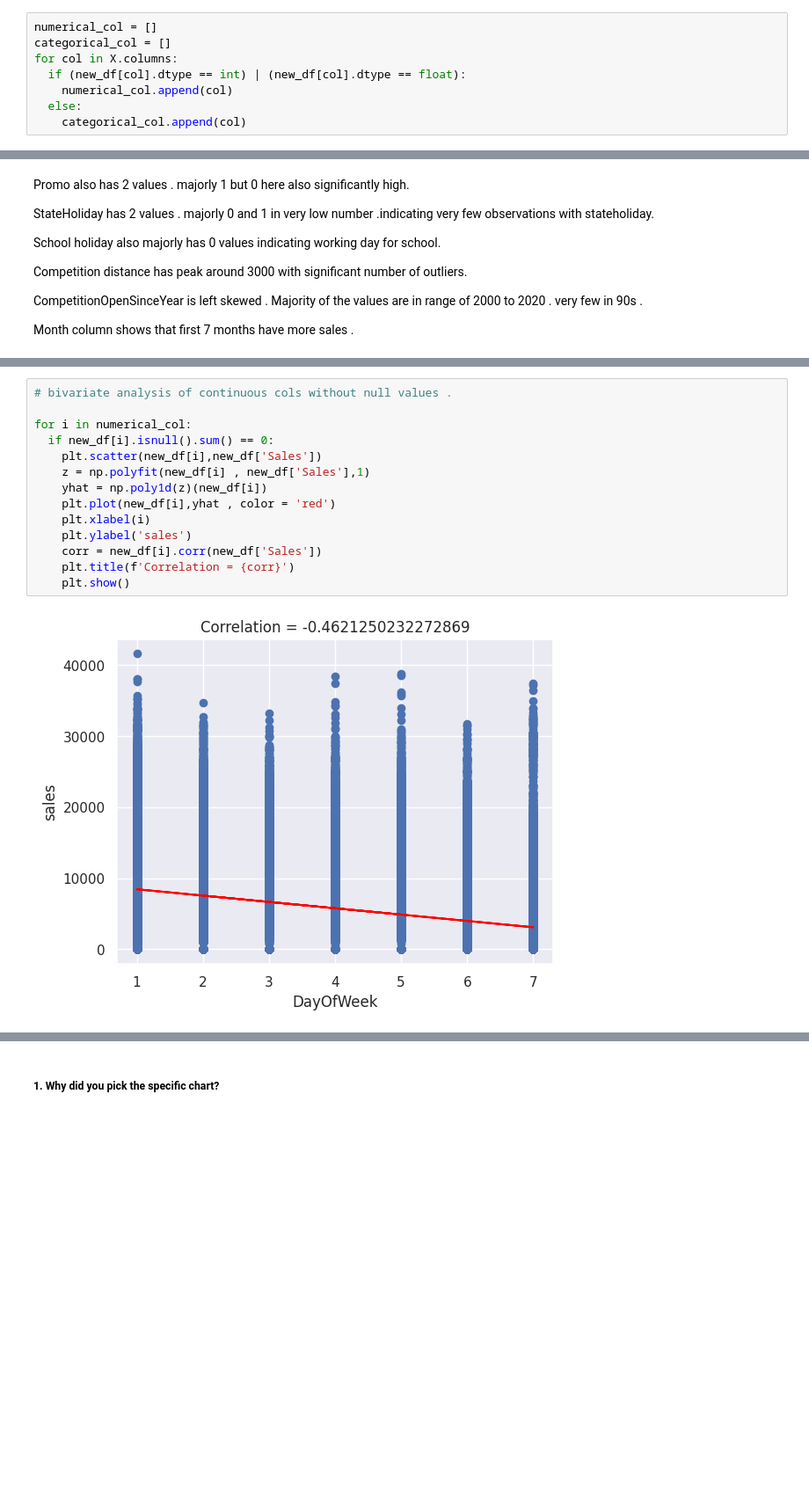
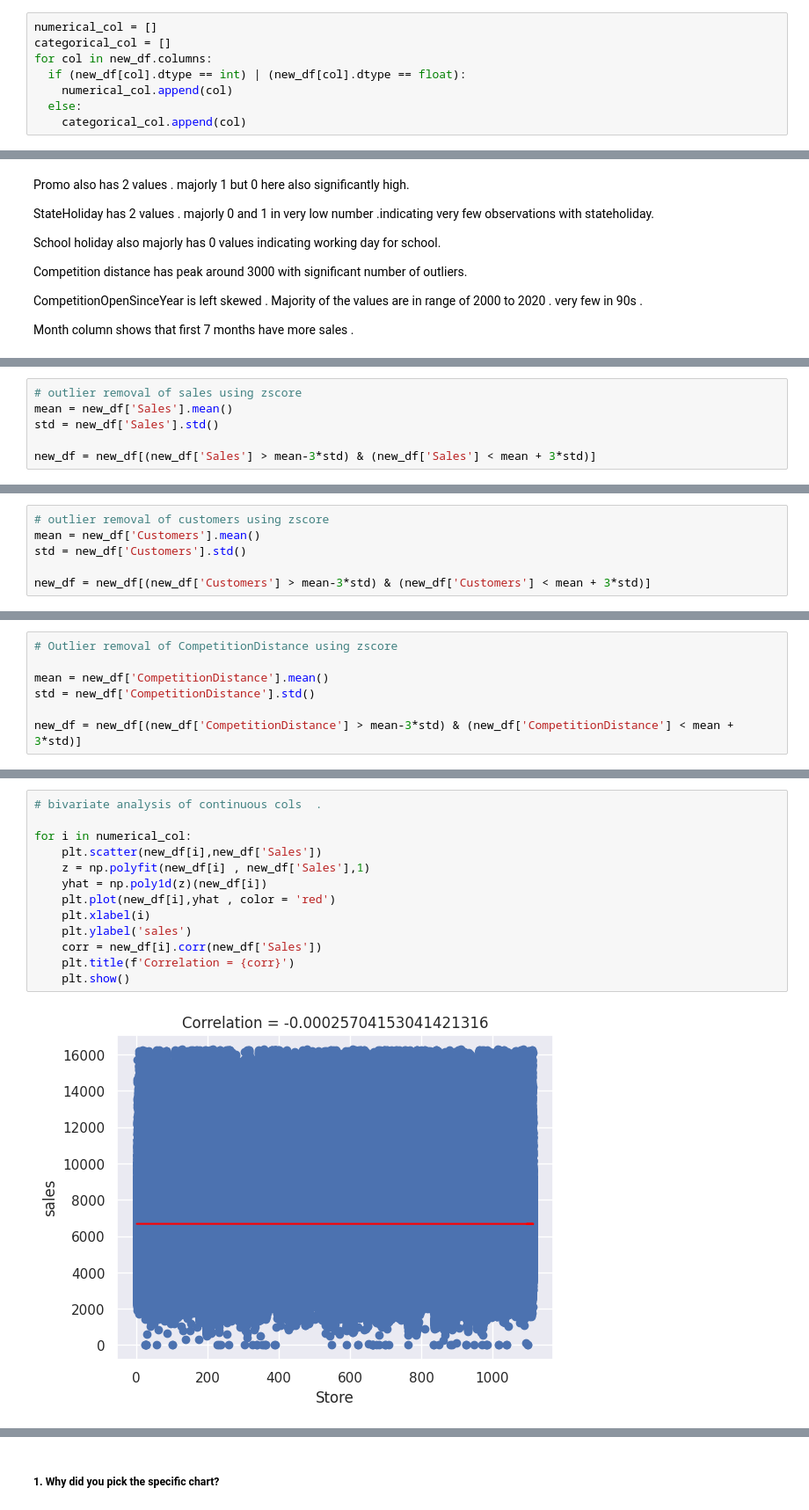
Before and after one commit to AnkurBhatt07/Rossmann-Stores-Sales-prediction, a Jupyter notebook: Retail_sales_Prediction_regression_capstone_project.ipynb, the cells around one changed output, grey strips where cells are left out. Shown at 88% size. Saved outputs shown, nothing was run; the diff lists cells and outputs as text; blank space fills up the shorter version.

```diff
--- a/Retail_sales_Prediction_regression_capstone_project.ipynb
+++ b/Retail_sales_Prediction_regression_capstone_project.ipynb
@@ -1095,7 +1018,7 @@ memory usage: 155.2+ MB
 # %%
 numerical_col = []
 categorical_col = []
-for col in X.columns:
+for col in new_df.columns:
   if (new_df[col].dtype == int) | (new_df[col].dtype == float):
     numerical_col.append(col)
   else:
@@ -1169,0 +1093,6 @@ Month column shows that first 7 months have more sales .
+# %%
+# outlier removal of sales using zscore
+mean = new_df['Sales'].mean()
+std = new_df['Sales'].std()
+
+new_df = new_df[(new_df['Sales'] > mean-3*std) & (new_df['Sales'] < mean + 3*std)]
@@ -1169,0 +1103,6 @@ Month column shows that first 7 months have more sales .
+# %%
+# outlier removal of customers using zscore
+mean = new_df['Customers'].mean()
+std = new_df['Customers'].std()
+
+new_df = new_df[(new_df['Customers'] > mean-3*std) & (new_df['Customers'] < mean + 3*std)]
@@ -1169,0 +1113,7 @@ Month column shows that first 7 months have more sales .
+# %%
+# Outlier removal of CompetitionDistance using zscore
+
+mean = new_df['CompetitionDistance'].mean()
+std = new_df['CompetitionDistance'].std()
+
+new_df = new_df[(new_df['CompetitionDistance'] > mean-3*std) & (new_df['CompetitionDistance'] < mean + 3*std)]
@@ -1170,16 +1151,15 @@ Month column shows that first 7 months have more sales .
 # %%
-# bivariate analysis of continuous cols without null values .
+# bivariate analysis of continuous cols  .
 
 for i in numerical_col:
-  if new_df[i].isnull().sum() == 0:
     plt.scatter(new_df[i],new_df['Sales'])
     z = np.polyfit(new_df[i] , new_df['Sales'],1)
     yhat = np.poly1d(z)(new_df[i])
     plt.plot(new_df[i],yhat , color = 'red')
     plt.xlabel(i)
     plt.ylabel('sales')
     corr = new_df[i].corr(new_df['Sales'])
     plt.title(f'Correlation = {corr}')
     plt.show()
 # %% [output]
-[figure, old version]
+[figure, new version]
```
Also changed, not shown: parts of 236 cells of this notebook.
